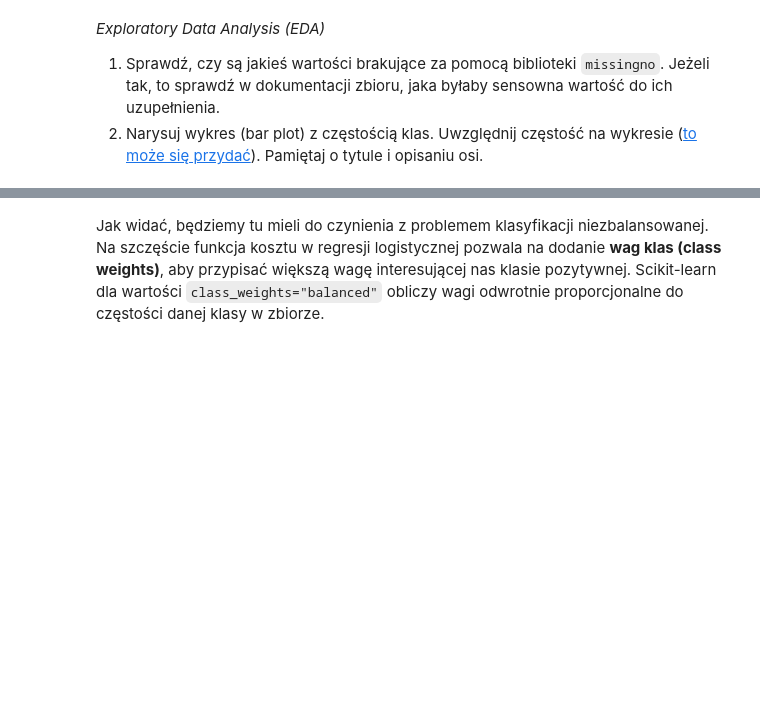
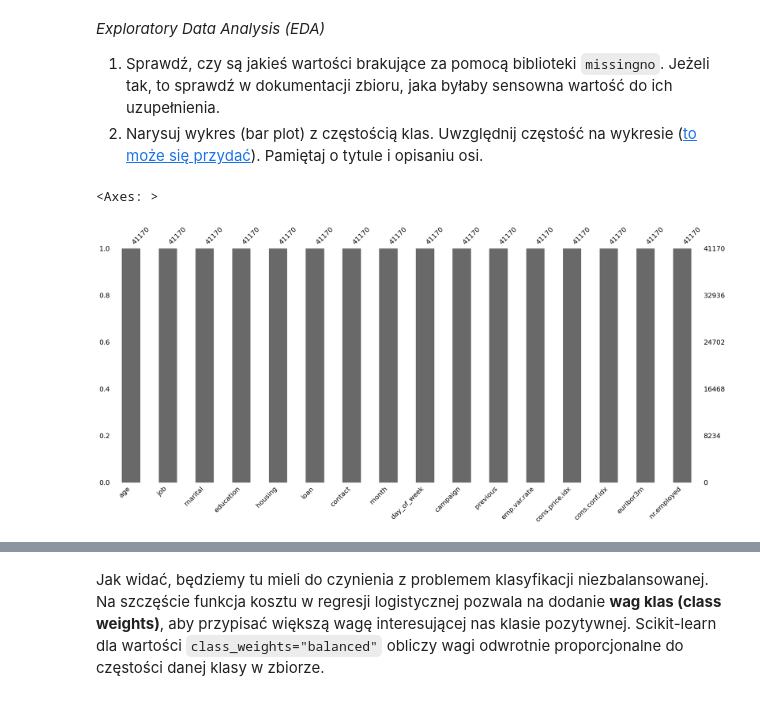
Before and after one commit to krudny/Introduction-to-artificial-inteligence, a Jupyter notebook: Lab1-linear-regression/lab_1.ipynb, the cells around one changed output, grey strips where cells are left out. Saved outputs shown, nothing was run; the diff lists cells and outputs as text; code cells hidden in the pictures; blank space fills up the shorter version.

```diff
--- a/Lab1-linear-regression/lab_1.ipynb
+++ b/Lab1-linear-regression/lab_1.ipynb
@@ -1141,0 +1136,5 @@ assert [0,1] == sorted(df['contact'].unique())
+# %%
+msno.bar(df)
+# %% [output]
+<Axes: >
+[figure, added]
```
Also changed, not shown: parts of 6 cells of this notebook.
